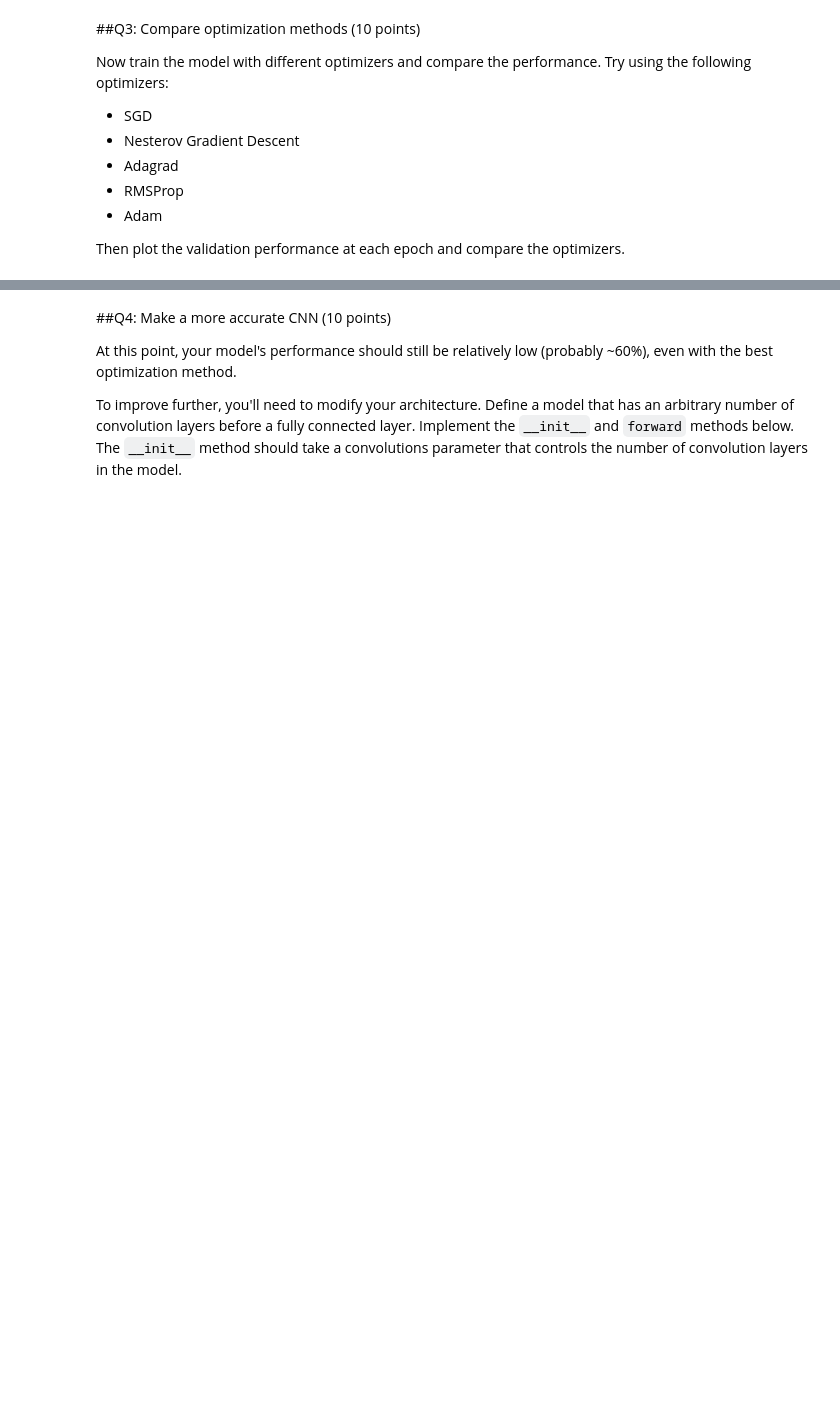
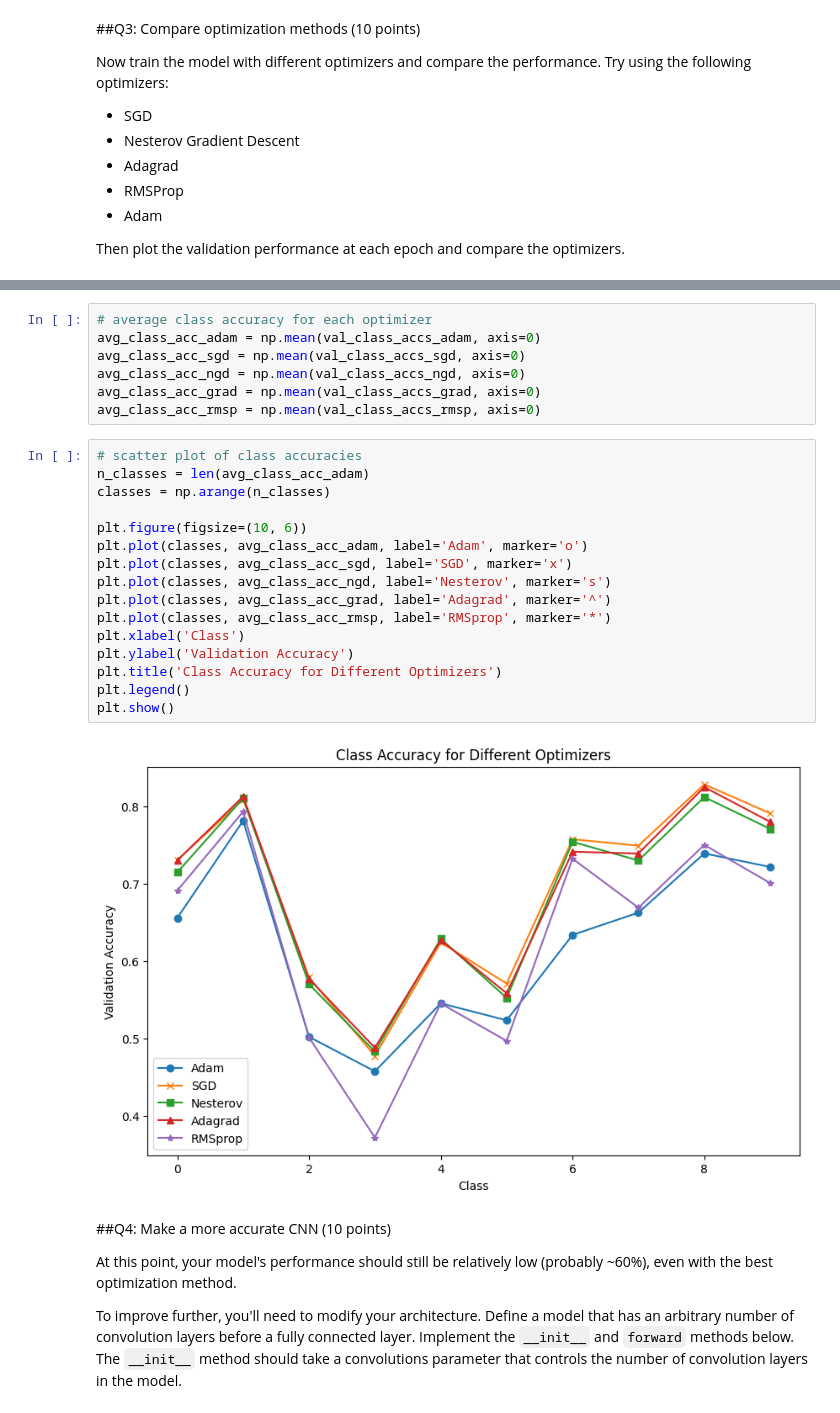
Before and after one commit to jaysonleon/DS4440-NN-, a Jupyter notebook: hw4.ipynb, the cells around one changed output, grey strips where cells are left out. Drawn from its saved outputs; the diff is of its cells as text; blank space fills up the shorter version.

```diff
--- a/hw4.ipynb
+++ b/hw4.ipynb
@@ -179,3 +205,28 @@ Early stopping at epoch 16
+# %%
+# average class accuracy for each optimizer
+avg_class_acc_adam = np.mean(val_class_accs_adam, axis=0)
+avg_class_acc_sgd = np.mean(val_class_accs_sgd, axis=0)
+avg_class_acc_ngd = np.mean(val_class_accs_ngd, axis=0)
+avg_class_acc_grad = np.mean(val_class_accs_grad, axis=0)
+avg_class_acc_rmsp = np.mean(val_class_accs_rmsp, axis=0)
+# %%
+# scatter plot of class accuracies
+n_classes = len(avg_class_acc_adam)
+classes = np.arange(n_classes)
+
+plt.figure(figsize=(10, 6))
+plt.plot(classes, avg_class_acc_adam, label='Adam', marker='o')
+plt.plot(classes, avg_class_acc_sgd, label='SGD', marker='x')
+plt.plot(classes, avg_class_acc_ngd, label='Nesterov', marker='s')
+plt.plot(classes, avg_class_acc_grad, label='Adagrad', marker='^')
+plt.plot(classes, avg_class_acc_rmsp, label='RMSprop', marker='*')
+plt.xlabel('Class')
+plt.ylabel('Validation Accuracy')
+plt.title('Class Accuracy for Different Optimizers')
+plt.legend()
+plt.show()
+# %% [output]
+[figure, added]
 # %% [markdown]
 ##Q4: Make a more accurate CNN (10 points)
 
```
Also changed, not shown: parts of 24 cells of this notebook, 1 other file.
